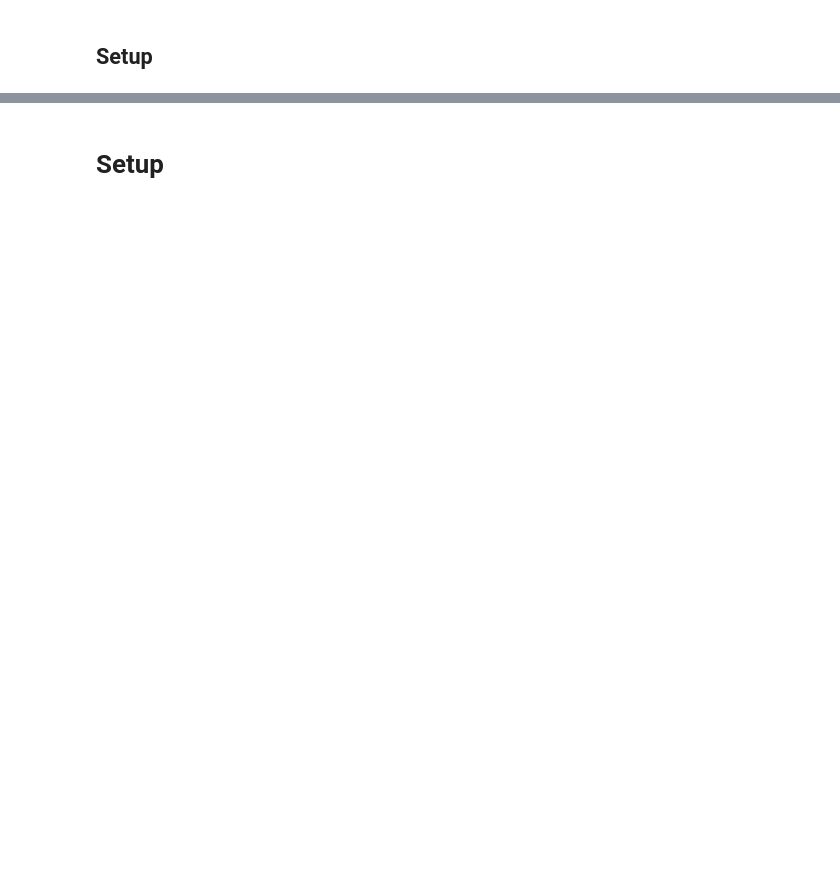
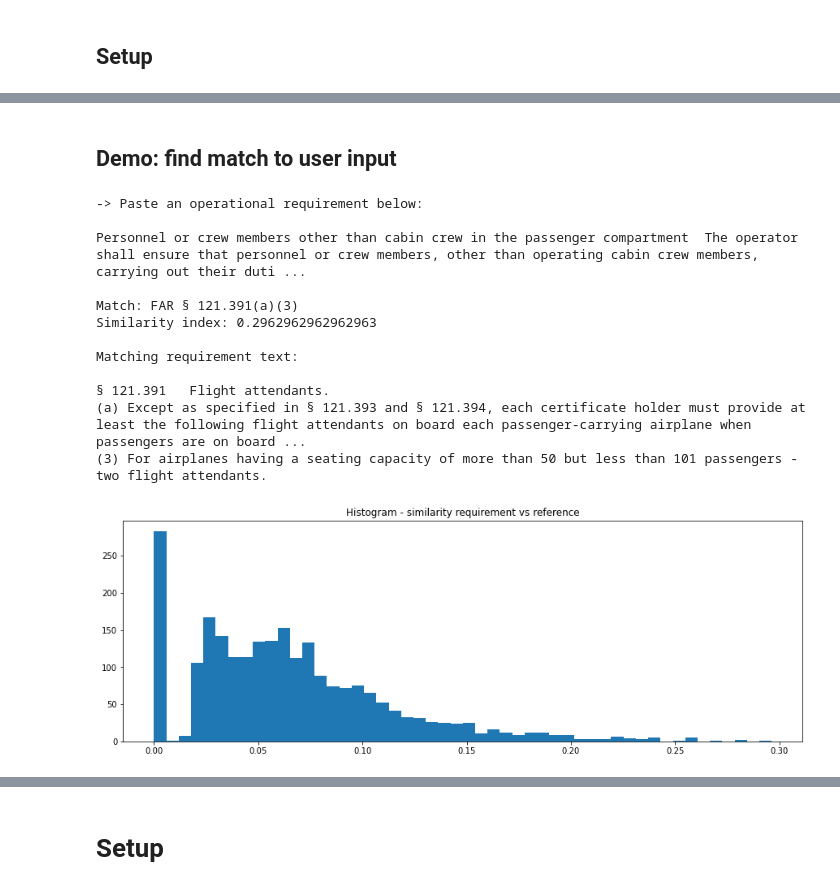
Before and after one commit to fabio-a-oliveira/NLP_Regulations, a Jupyter notebook: demonstration.ipynb, the cells around one changed output, grey strips where cells are left out. Saved outputs shown, nothing was run; the diff lists cells and outputs as text; code cells hidden in the pictures; blank space fills up the shorter version.

```diff
--- a/demonstration.ipynb
+++ b/demonstration.ipynb
@@ -29,0 +176,32 @@ False
+# %% [markdown]
+## Demo: find match to user input
+# %%
+req = input('-> Paste an operational requirement below:\n\n')
+
+similarity = []
+for ref in df_FAA.requirement:
+    similarity.append(jaccard_mod(req, ref))
+
+match_index = np.array(similarity).argmax()
+print('\nMatch: FAR {}'.format(df_FAA.title[match_index]))
+print('Similarity index: {}\n'.format(np.max(similarity)))
+print('Matching requirement text:\n\n{}'.format(df_FAA.requirement[match_index]))
+
+plt.figure(figsize = (15,5))
+plt.hist(np.array(similarity), 50)
+plt.title('Histogram - similarity requirement vs reference')
+plt.show()
+# %% [output]
+-> Paste an operational requirement below:
+
+Personnel or crew members other than cabin crew in the passenger compartment  The operator shall ensure that personnel or crew members, other than operating cabin crew members, carrying out their duti ...
+
+Match: FAR § 121.391(a)(3)
+Similarity index: 0.2962962962962963
+
+Matching requirement text:
+
+§ 121.391   Flight attendants.
+(a) Except as specified in § 121.393 and § 121.394, each certificate holder must provide at least the following flight attendants on board each passenger-carrying airplane when passengers are on board ...
+(3) For airplanes having a seating capacity of more than 50 but less than 101 passengers - two flight attendants.
+[figure, added]
```
Also changed, not shown: parts of 27 cells of this notebook, 20 other files.
